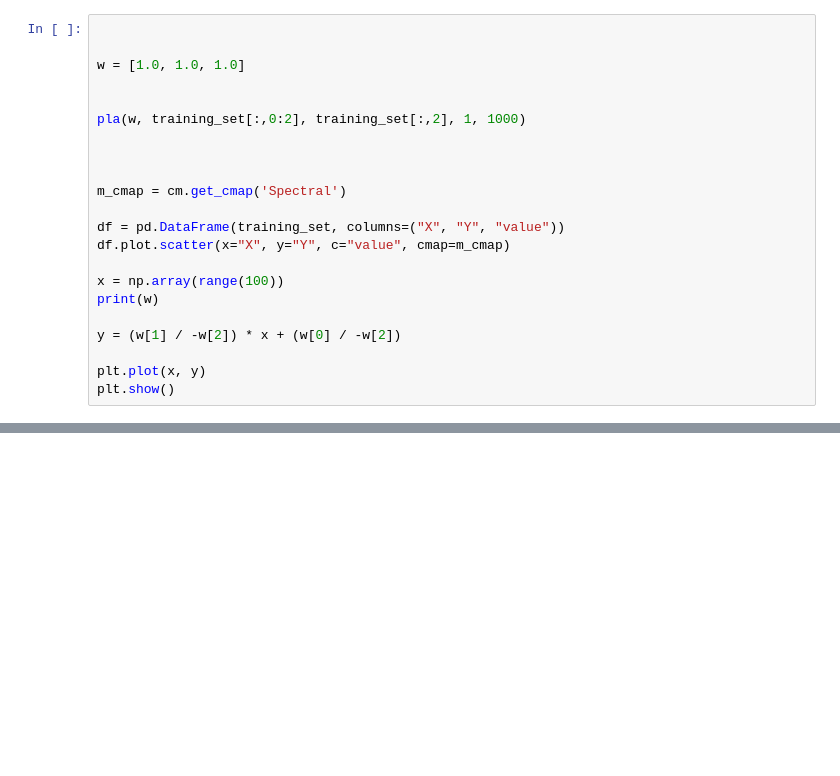
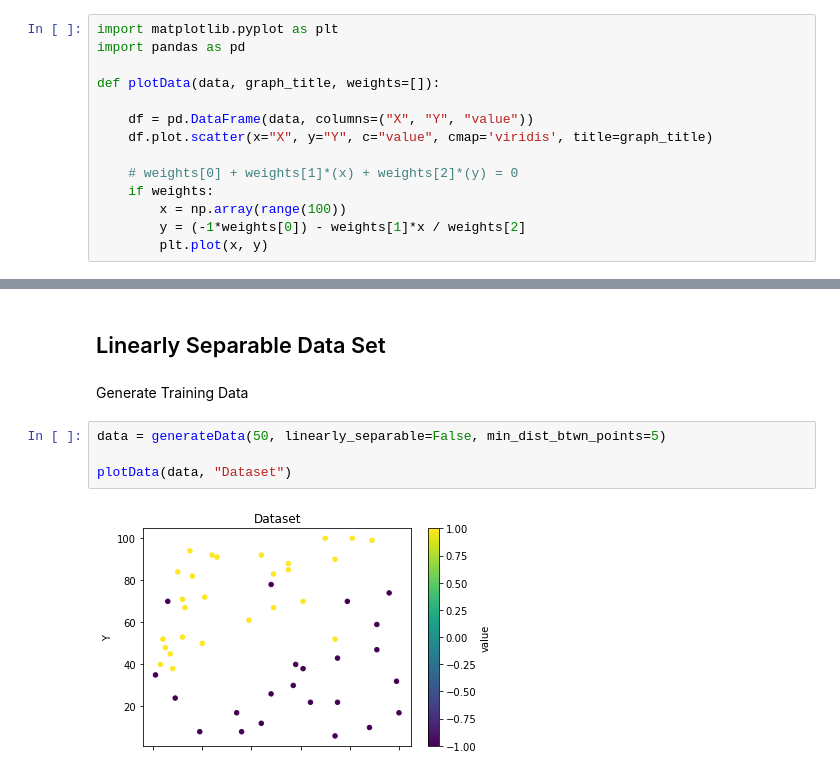
Before and after one commit to LioraW/PLA-Algorithm, a Jupyter notebook: project1.ipynb, the cells around one changed output, grey strips where cells are left out. Drawn from its saved outputs; the diff is of its cells as text; blank space fills up the shorter version.

Commit message:
data seperation function

```diff
--- a/project1.ipynb
+++ b/project1.ipynb
@@ -89,22 +41,14 @@ data_generation(test_set, 30, False)
 # %%
+import matplotlib.pyplot as plt
+import pandas as pd
 
+def plotData(data, graph_title, weights=[]):
 
-w = [1.0, 1.0, 1.0]
+    df = pd.DataFrame(data, columns=("X", "Y", "value"))
+    df.plot.scatter(x="X", y="Y", c="value", cmap='viridis', title=graph_title)
 
-
-pla(w, training_set[:,0:2], training_set[:,2], 1, 1000)
-
-
-
-m_cmap = cm.get_cmap('Spectral')
-
-df = pd.DataFrame(training_set, columns=("X", "Y", "value"))
-df.plot.scatter(x="X", y="Y", c="value", cmap=m_cmap)
-
-x = np.array(range(100))
-print(w)
-
-y = (w[1] / -w[2]) * x + (w[0] / -w[2])
-
-plt.plot(x, y)
-plt.show()
+    # weights[0] + weights[1]*(x) + weights[2]*(y) = 0
+    if weights:
+        x = np.array(range(100))
+        y = (-1*weights[0]) - weights[1]*x / weights[2]
+        plt.plot(x, y)
@@ -160,0 +108,10 @@ accuracy is: 0.8
+# %% [markdown]
+<h2>Linearly Separable Data Set
+# %% [markdown]
+Generate Training Data
+# %%
+data = generateData(50, linearly_separable=False, min_dist_btwn_points=5)
+
+plotData(data, "Dataset")
+# %% [output]
+[figure, added]
```
Also changed, not shown: parts of 21 cells of this notebook.
